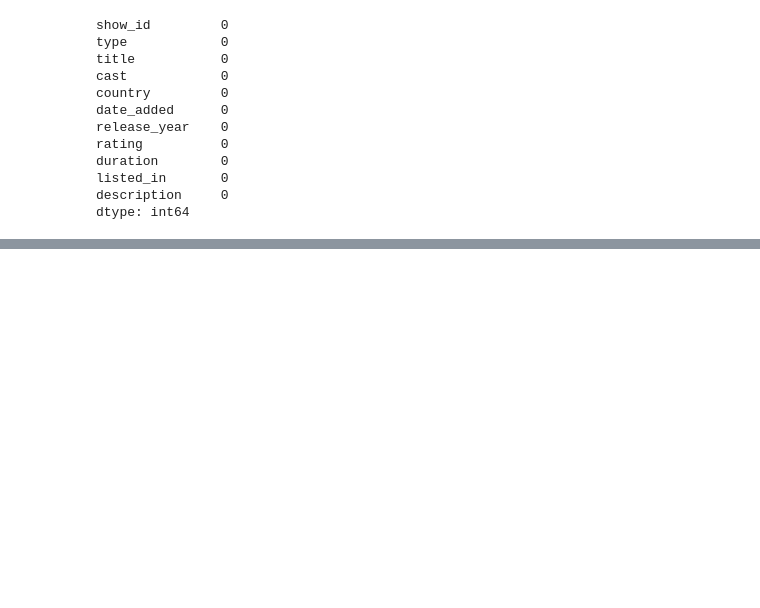
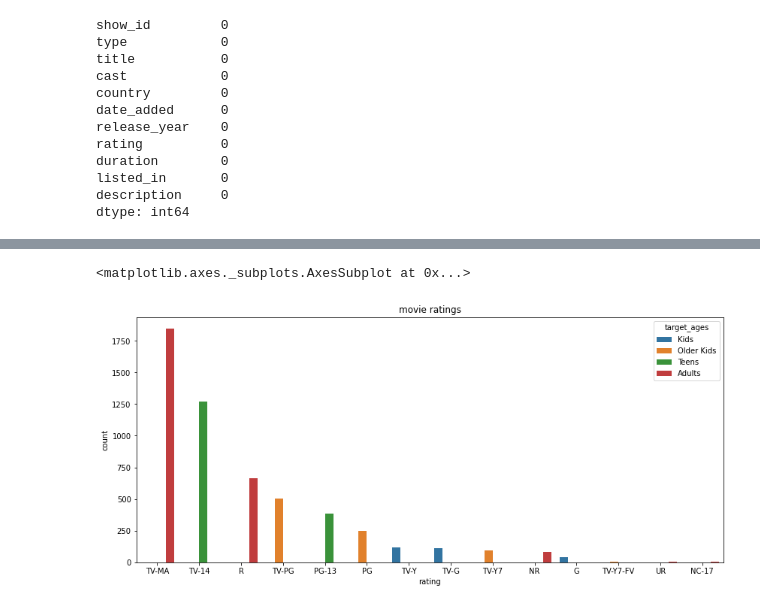
Before and after one commit to apoorvaKR12695/Netflix-Movies-and-TV-Shows-Clustering, a Jupyter notebook: NETFLIX_MOVIES_AND_TV_SHOWS_CLUSTERING.ipynb, the cells around one changed output, grey strips where cells are left out. Cells and saved outputs as stored; diff of their text form; code cells hidden in the pictures; blank space fills up the shorter version.

```diff
--- a/NETFLIX_MOVIES_AND_TV_SHOWS_CLUSTERING.ipynb
+++ b/NETFLIX_MOVIES_AND_TV_SHOWS_CLUSTERING.ipynb
@@ -186,0 +218,25 @@ dtype: int64
+# %%
+#Assigning the Ratings into grouped categories
+ratings = {
+    'TV-PG': 'Older Kids',
+    'TV-MA': 'Adults',
+    'TV-Y7-FV': 'Older Kids',
+    'TV-Y7': 'Older Kids',
+    'TV-14': 'Teens',
+    'R': 'Adults',
+    'TV-Y': 'Kids',
+    'NR': 'Adults',
+    'PG-13': 'Teens',
+    'TV-G': 'Kids',
+    'PG': 'Older Kids',
+    'G': 'Kids',
+    'UR': 'Adults',
+    'NC-17': 'Adults'
+}
+df['target_ages'] = df['rating'].replace(ratings)
+# %%
+# type should be a catego
+df['type'] = pd.Categorical(df['type'])
+
+# target_ages is another category (4 classes)
+df['target_ages'] = pd.Categorical(df['target_ages'], categories=['Kids', 'Older Kids', 'Teens', 'Adults'])
@@ -186,0 +259,12 @@ dtype: int64
+# %%
+#creating two extra columns
+tv_shows=df[df['type']=='TV Show']
+movies=df[df['type']=='Movie']
+# %%
+#Movie Ratings based on Target Age Groups
+plt.figure(figsize=(14,6))
+plt.title('movie ratings')
+sns.countplot(x=movies['rating'],hue=movies['target_ages'],data=movies,order=movies['rating'].value_counts().index)
+# %% [output]
+<matplotlib.axes._subplots.AxesSubplot at 0x...>
+[figure, added]
```
Also changed, not shown: parts of 21 cells of this notebook.
